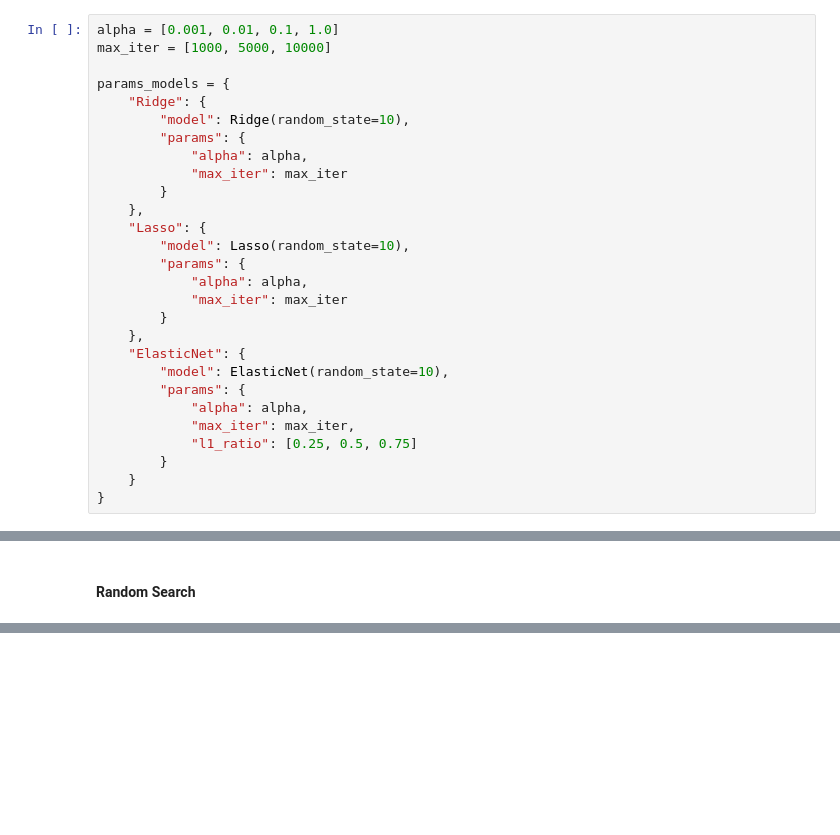
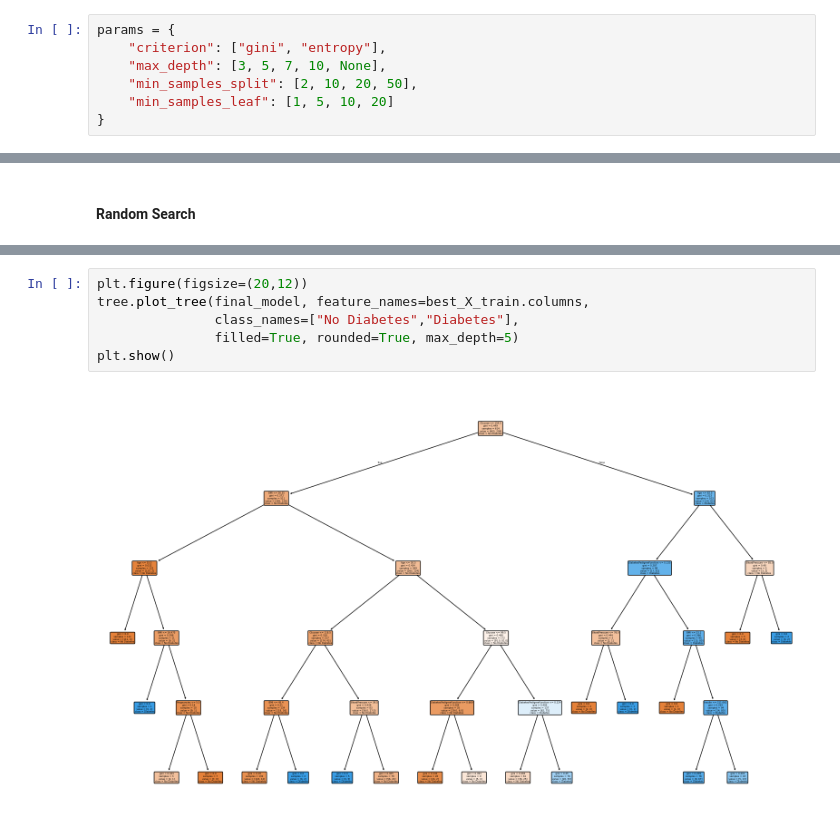
Before and after one commit to 4GeeksAcademy/Tutorial-del-proyecto-de-rbol-de-decisi-n-Guillermo3dam, a Jupyter notebook: src/ML.ipynb, the cells around one changed output, grey strips where cells are left out. Saved outputs shown, nothing was run; the diff lists cells and outputs as text; blank space fills up the shorter version.

```diff
--- a/src/ML.ipynb
+++ b/src/ML.ipynb
@@ -81,32 +127,11 @@ Recall: 1.0000
 # %% [markdown]
 ### Hyperparameter optimization
 # %%
-alpha = [0.001, 0.01, 0.1, 1.0]
-max_iter = [1000, 5000, 10000]
-
-params_models = {
-    "Ridge": {
-        "model": Ridge(random_state=10),
-        "params": {
-            "alpha": alpha,
-            "max_iter": max_iter
-        }
-    },
-    "Lasso": {
-        "model": Lasso(random_state=10),
-        "params": {
-            "alpha": alpha,
-            "max_iter": max_iter
-        }
-    },
-    "ElasticNet": {
-        "model": ElasticNet(random_state=10),
-        "params": {
-            "alpha": alpha,
-            "max_iter": max_iter,
-            "l1_ratio": [0.25, 0.5, 0.75]
-        }
-    }
+params = {
+    "criterion": ["gini", "entropy"],
+    "max_depth": [3, 5, 7, 10, None],
+    "min_samples_split": [2, 10, 20, 50],
+    "min_samples_leaf": [1, 5, 10, 20]
 }
 # %% [markdown]
 #### Grid Search
@@ -268,0 +237,8 @@ MAE: 4057.47
+# %%
+plt.figure(figsize=(20,12))
+tree.plot_tree(final_model, feature_names=best_X_train.columns,
+               class_names=["No Diabetes","Diabetes"],
+               filled=True, rounded=True, max_depth=5)
+plt.show()
+# %% [output]
+[figure, added]
```
Also changed, not shown: parts of 7 cells of this notebook.
